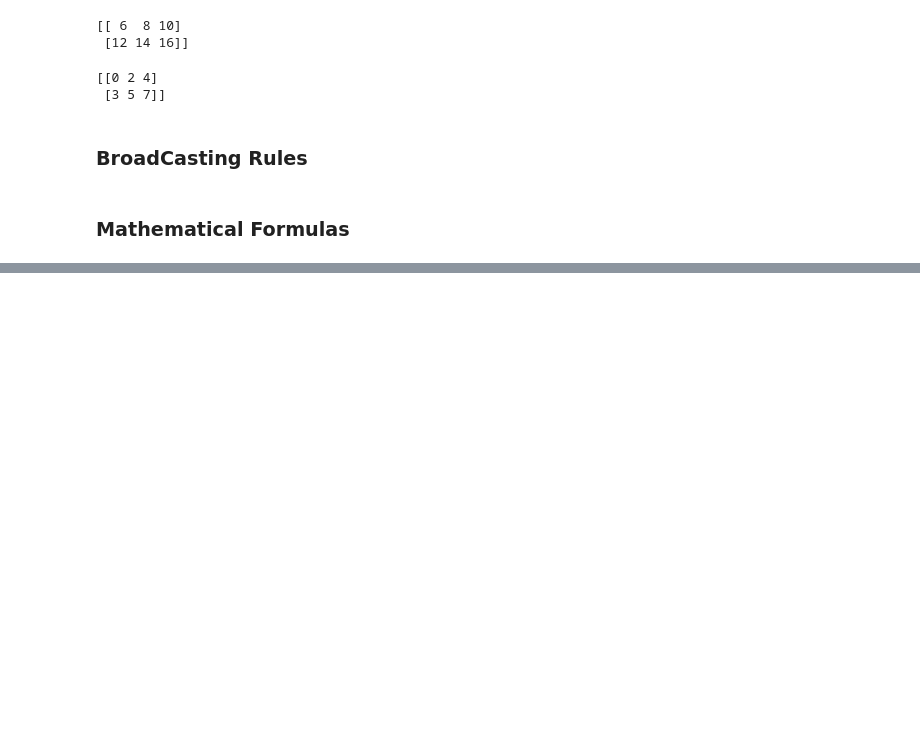
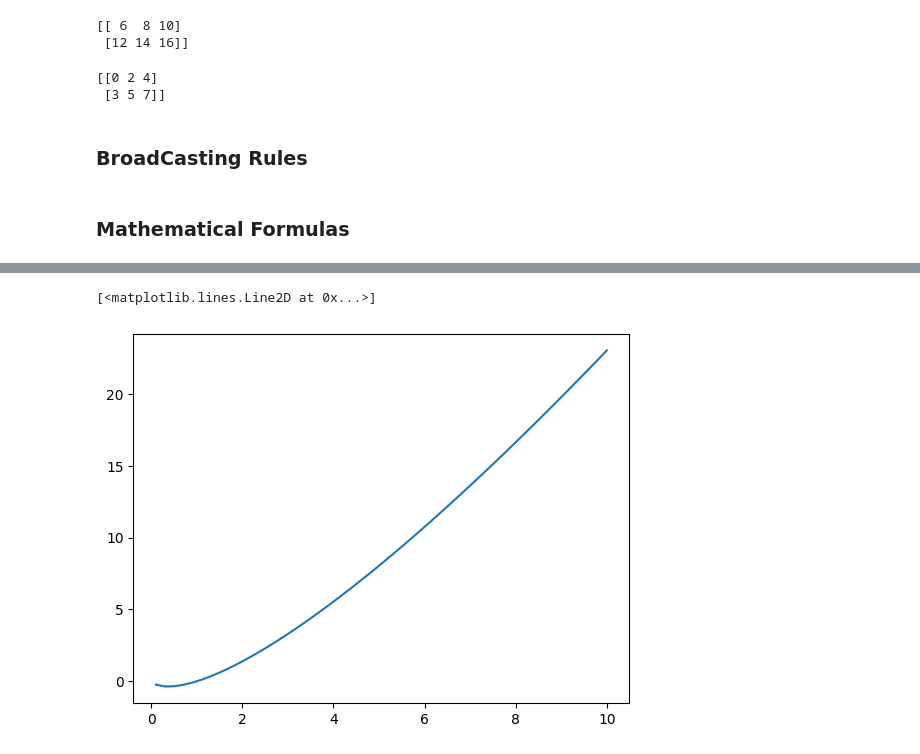
Before and after one commit to Pankaj-Jhajhria/Advanced_Python, a Jupyter notebook: Libraries/1_Numpy.ipynb, the cells around one changed output, grey strips where cells are left out. Drawn from its saved outputs; the diff is of its cells as text; code cells hidden in the pictures; blank space fills up the shorter version.

```diff
--- a/Libraries/1_Numpy.ipynb
+++ b/Libraries/1_Numpy.ipynb
@@ -570,0 +635,6 @@ print(a+b)
+# %%
+y=x*np.log(x)
+plt.plot(x,y)
+# %% [output]
+[<matplotlib.lines.Line2D at 0x...>]
+[figure, added]
```
Also changed, not shown: parts of 10 cells of this notebook.
